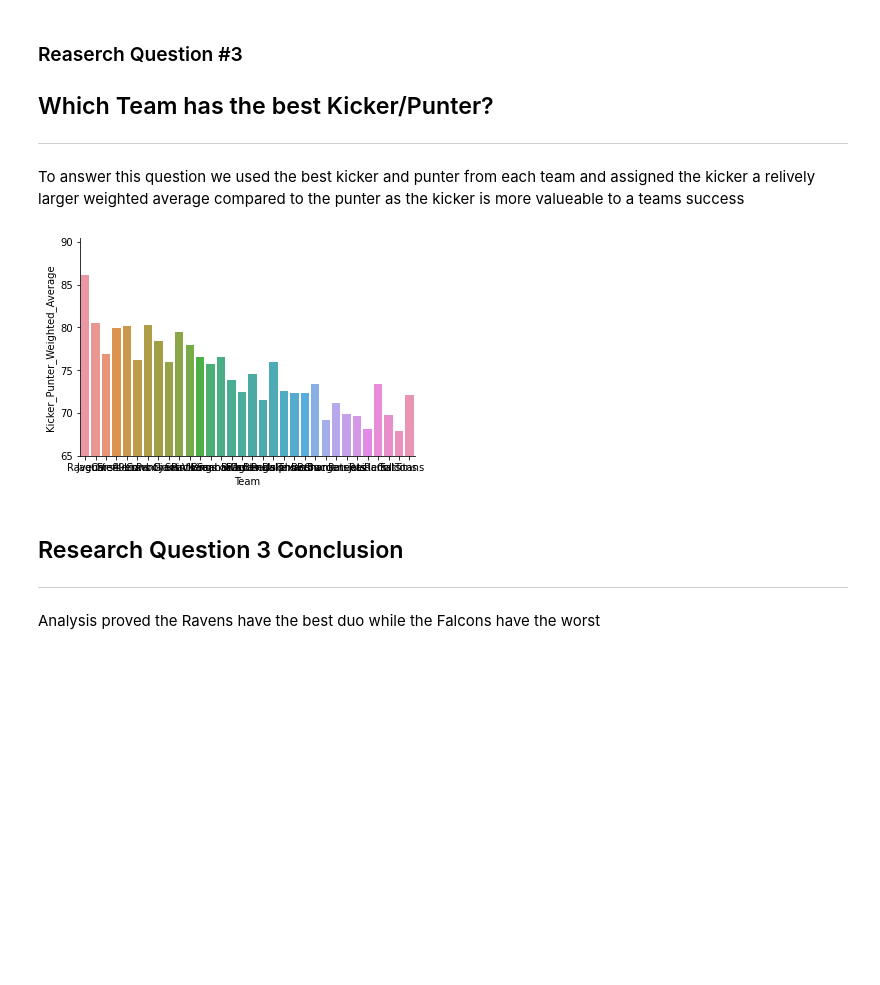
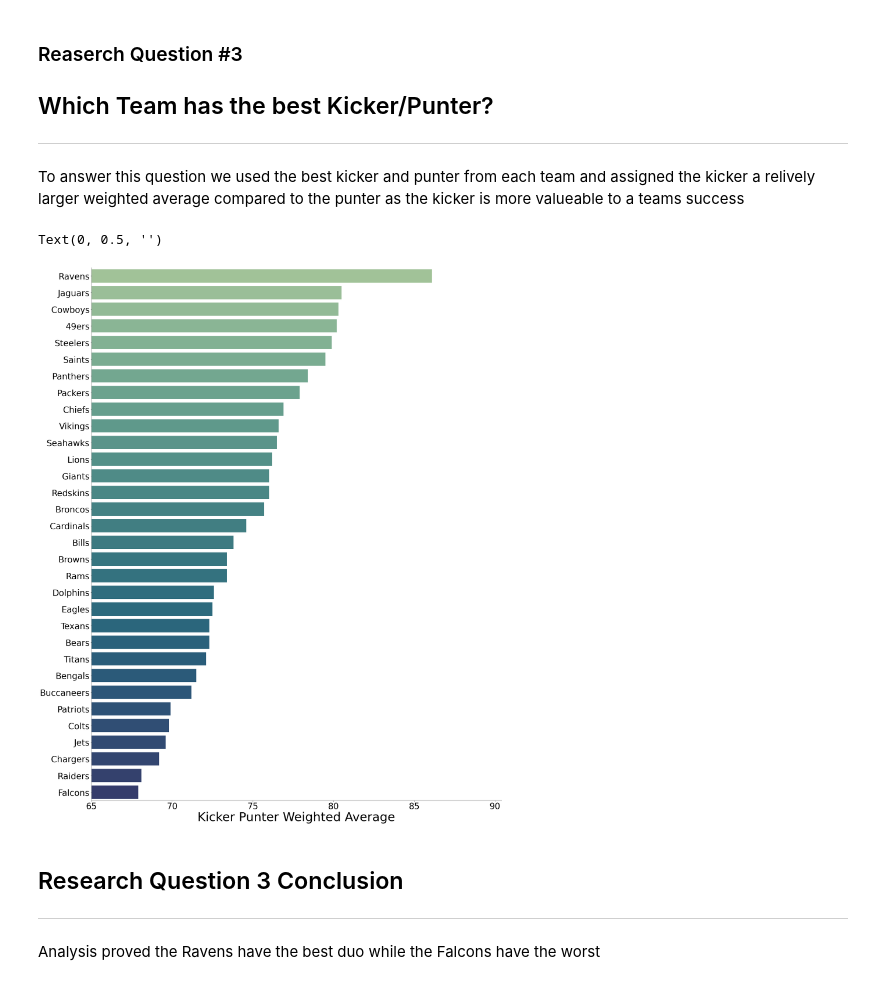
Before and after one commit to data301-2020-winter1/course-project-group_6019, a Jupyter notebook: analysis/submitted/Milestone2_Analysis.ipynb, the cells around one changed output. Saved outputs shown, nothing was run; the diff lists cells and outputs as text; code cells hidden in the pictures; blank space fills up the shorter version.

```diff
--- a/analysis/submitted/Milestone2_Analysis.ipynb
+++ b/analysis/submitted/Milestone2_Analysis.ipynb
@@ -110,20 +118,27 @@ To answer this question we used the best kicker and punter from each team and as
 # %%
  #Max value for Each Kicker
 
-dfK = sc.Kicker_Score(df)
+dfK = pf.Kicker_Score(df)
 # %%
  #Max value for Each Punter
 
-dfP = sc.Punter_Score(df)
+dfP = pf.Punter_Score(df)
 # %%
 dfKicker_Punter_Weighted_Average = pd.merge(dfK,dfP)
 dfKicker_Punter_Weighted_Average['Kicker_Punter_Weighted_Average']=(dfKicker_Punter_Weighted_Average['Top Punter']*.3)+(dfKicker_Punter_Weighted_Average['Top Kicker']*.7)
-dfKicker_Punter_Weighted_Average.filter(['Team', 'Kicker_Punter_Weighted_Average']).sort_values('Kicker_Punter_Weighted_Average', ascending=False).reset_index(drop=True)
-sns.barplot(data=dfKicker_Punter_Weighted_Average, x='Team', y='Kicker_Punter_Weighted_Average')
-plt.ylim(ymin=65)
+dfKicker_Punter_Weighted_Average1 = dfKicker_Punter_Weighted_Average.filter(['Team', 'Kicker_Punter_Weighted_Average']).sort_values('Kicker_Punter_Weighted_Average', ascending=False).reset_index(drop=True)
+fig_dims = (30, 40)
+fig, ax = plt.subplots(figsize=fig_dims)
+sns.barplot(data=dfKicker_Punter_Weighted_Average1, y='Team',x='Kicker_Punter_Weighted_Average', palette='crest', ax=ax)
+plt.xlim(xmin=65)
 sns.despine()
+plt.yticks(fontsize=35)
+plt.xticks(fontsize=35)
+plt.xlabel('Kicker Punter Weighted Average', fontsize=50)
+plt.ylabel('')
 # %% [output]
+Text(0, 0.5, '')
-[figure, old version]
+[figure, new version]
 # %% [markdown]
 ## Research Question 3 Conclusion ##
 ---
```
Also changed, not shown: parts of 15 cells of this notebook.
